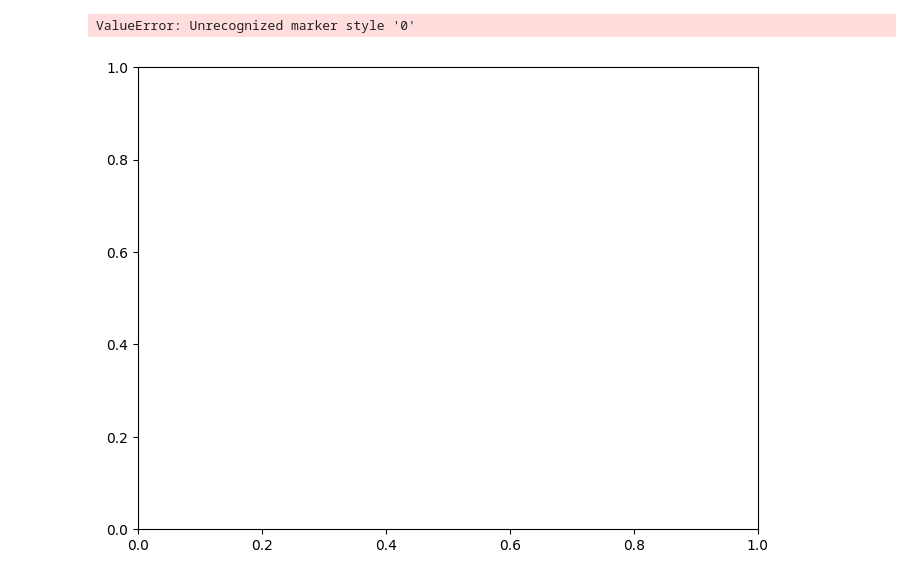
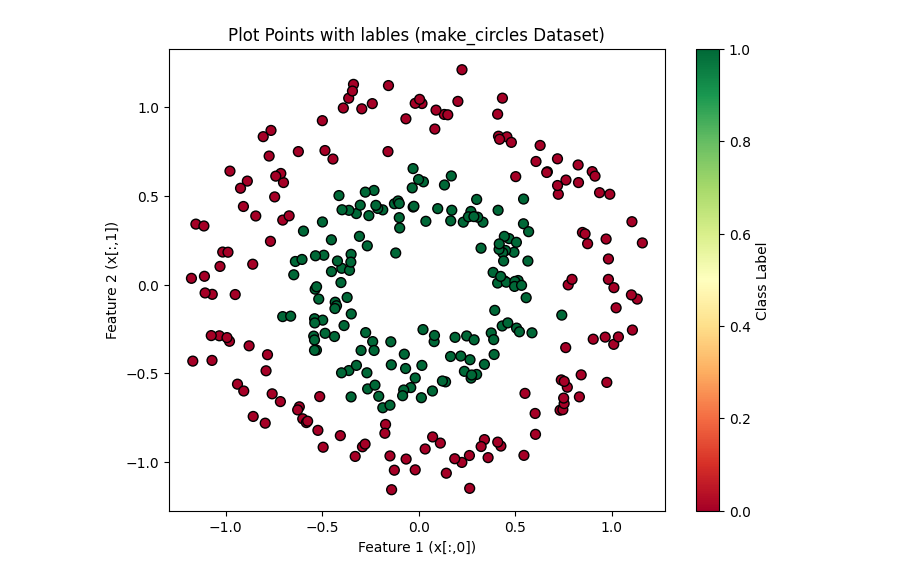
Before and after one commit to Raimal-Raja/Certified-Oracle-Cloud-Infrastructure-AI-Foundations-Associate, a Jupyter notebook: 3 - Deep Learning Foundations/5 - Demo - Classification with Multilayer Perceptron.ipynb, the cells around one changed output. Drawn from its saved outputs; the diff is of its cells as text; code cells hidden in the pictures.

```diff
--- a/3 - Deep Learning Foundations/5 - Demo - Classification with Multilayer Perceptron.ipynb
+++ b/3 - Deep Learning Foundations/5 - Demo - Classification with Multilayer Perceptron.ipynb
@@ -1,19 +1,18 @@
 # %%
 import numpy as np
 import matplotlib.pyplot as plt
 from sklearn.datasets import make_circles
 
 ## Generate  synthetic data (circles)
 x,y = make_circles(n_samples=300, noise=0.1, factor=0.5, random_state=0)
 
 ## Plot the points with their labels
 plt.figure(figsize=(8,6))
-plt.scatter(x[:,0],x[:,1],c=y, cmp=plt.cm.RdYlGn, edgecolors='k', marker='o', s=50)
+plt.scatter(x[:,0],x[:,1],c=y, cmap=plt.cm.RdYlGn, edgecolors='k', marker='o', s=50)
 plt.xlabel('Feature 1 (x[:,0])')
 plt.ylabel('Feature 2 (x[:,1])')
 plt.title('Plot Points with lables (make_circles Dataset)')
 plt.colorbar(label='Class Label')
 plt.show()
 # %% [output]
-ValueError: Unrecognized marker style '0'
-[figure, old version]
+[figure, new version]
```
